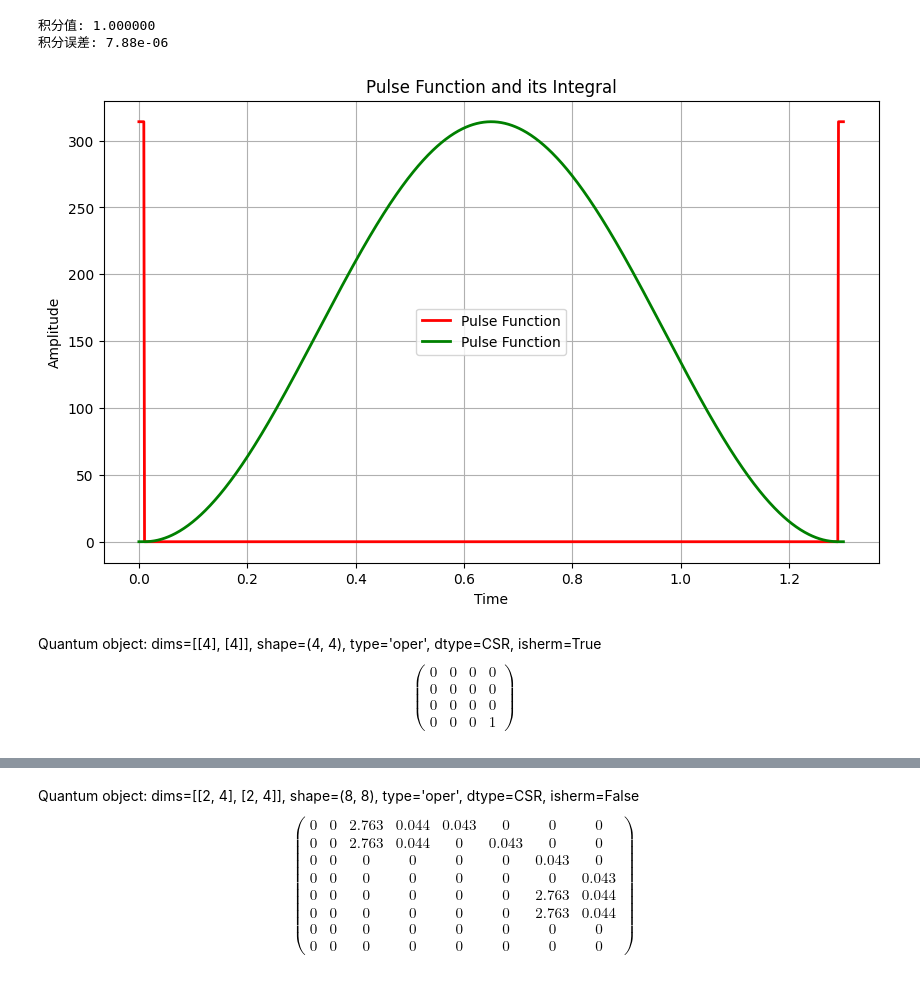
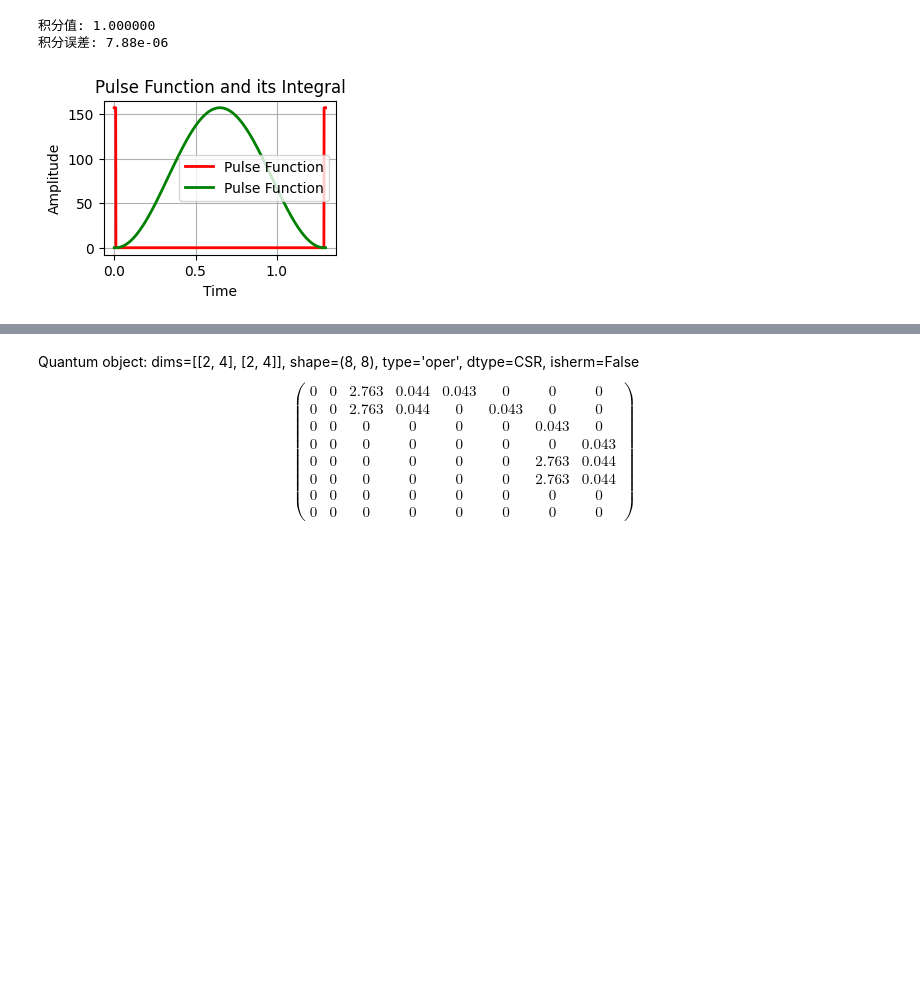
Before and after one commit to wanda0929/Rydberg_pulse_design, a Jupyter notebook: GateImplementation_jpynb/ipynb examples/cnot4_2qubits.ipynb, the cells around one changed output, grey strips where cells are left out. Saved outputs shown, nothing was run; the diff lists cells and outputs as text; code cells hidden in the pictures; blank space fills up the shorter version.

```diff
--- a/GateImplementation_jpynb/ipynb examples/cnot4_2qubits.ipynb
+++ b/GateImplementation_jpynb/ipynb examples/cnot4_2qubits.ipynb
@@ -9,6 +12,7 @@ from scipy import integrate
 #parameters
 omega_r = 2 * np.pi * 50 #MHz
 omega_max = omega_r
+omega_c = omega_r #MHz
 omega_R = 2.5 * omega_r #MHz
 Dta = 2 * np.pi * 1200 #MHz
 T_p = 16 * np.pi * Dta/(3 * omega_max**2)
@@ -48,16 +52,16 @@ R_dag = R.dag()
 #control field
 def Omega_c(t):
     if 0<=t<T_c:
-        return omega_r
+        return omega_c/2
     elif T_c + T_p<=t<=tmax:
-        return omega_r
+        return omega_c/2
     else:
         return 0
 # %%
 #probe field
 def Omega_p(t):
     if T_c<=t<T_c+T_p:
-        return omega_max * (np.sin(np.pi * (t-T_c)/T_p))**2
+        return (omega_max * (np.sin(np.pi * (t-T_c)/T_p))**2)/2
     else:
         return 0
 # %%
@@ -74,19 +78,19 @@ print(f"积分误差: {error:.2e}")
 # %%
 # 可视化函数和积分
 t_plot = np.linspace(0, tmax, 1000)
 pulse_valuesp = [Omega_p(t) for t in t_plot]
 pulse_valuesc = [Omega_c(t) for t in t_plot]
 #pulse_values = [Omega_c for t in t_plot]
-plt.figure(figsize=(10, 6))
+plt.figure(figsize=(3, 2))
 #plt.plot(t_plot, pulse_values, 'b-', linewidth=2, label='Pulse Function')
 plt.plot(t_plot, pulse_valuesc, 'r-', linewidth=2, label='Pulse Function')
 plt.plot(t_plot, pulse_valuesp, 'g-', linewidth=2, label='Pulse Function')
 
 plt.xlabel('Time')
 plt.ylabel('Amplitude')
 plt.title('Pulse Function and its Integral')
 plt.legend()
 plt.grid(True)
 plt.show()
 # %% [output]
-[figure, old version]
+[figure, new version]
@@ -114,4 +96,0 @@ hRR = R * R_dag
-# %%
-hRR
-# %% [output]
-Quantum object: dims=[[4], [4]], shape=(4, 4), type='oper', dtype=CSR, isherm=True$$\left(\begin{array}{cc}0 & 0 & 0 & 0\\0 & 0 & 0 & 0\\0 & 0 & 0 & 0\\0 & 0 & 0 & 1\end{array}\right)$$
```
Also changed, not shown: parts of 14 cells of this notebook, 6 other files.
